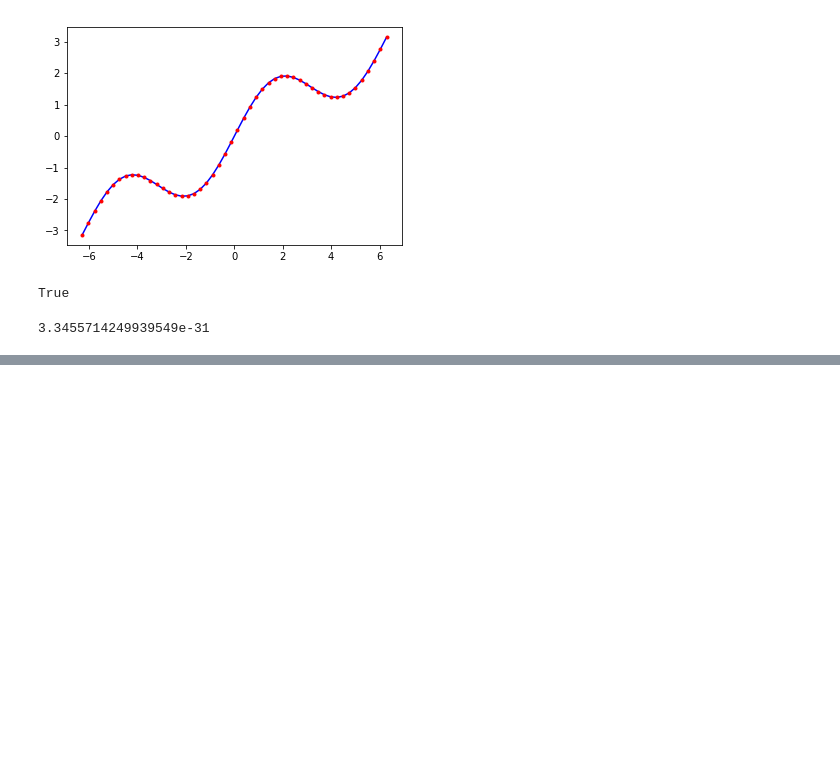
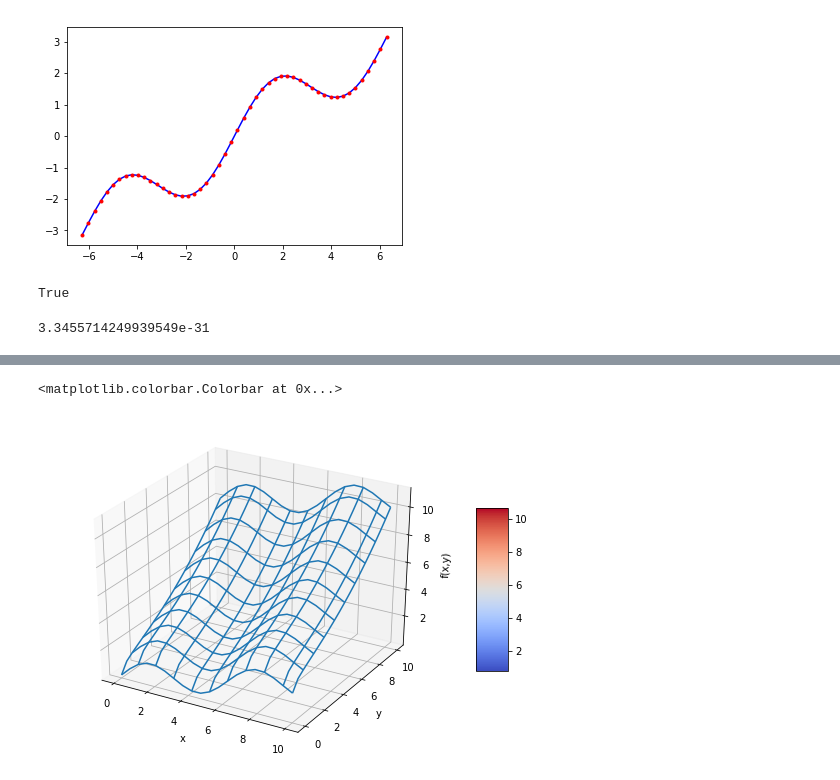
Before and after one commit to tomjonesbackup/python-for-finance, a Jupyter notebook: math-tools-regression.ipynb, the cells around one changed output, grey strips where cells are left out. Cells and saved outputs as stored; diff of their text form; code cells hidden in the pictures; blank space fills up the shorter version.

```diff
--- a/math-tools-regression.ipynb
+++ b/math-tools-regression.ipynb
@@ -78,0 +103,39 @@ plt.plot(xn, yn, 'b.')
+# %%
+matrix = np.zeros((len(x), 6 + 1))
+
+matrix[:,6] = np.sqrt(y)
+matrix[:,5] = np.sin(x)
+matrix[:,4] = y**2
+matrix[:,3] = x**2
+matrix[:,2] = y
+matrix[:,1] = x
+matrix[:,0] = 1
+
+import statsmodels.api as sm
+model = sm.OLS(fm((x, y)), matrix).fit()
+model.rsquared
+a = model.params
+# %%
+def reg_func(a, (x, y)):
+    f6 = a[6] * np.sqrt(y)
+    f5 = a[5] * np.sin(x)
+    f4 = a[4] * y ** 2
+    f3 = a[3] * x ** 2
+    f2 = a[2] * y
+    f1 = a[1] * x
+    f0 = a[0] * 1
+    return (f6 + f5 + f4 + f3 + f2 + f1 + f0)
+# %%
+RZ = reg_func(a, (X, Y))
+
+fig = plt.figure(figsize=(9, 6))
+ax = fig.gca(projection='3d')
+#surf = ax.plot_surface(X, Y, Z, rstride=2, cstride=2, cmap=mpl.cm.coolwarm, linewidth=0.5, antialiased=True)
+surf2 = ax.plot_wireframe(X, Y, RZ, rstride=2, cstride=2)
+ax.set_xlabel('x')
+ax.set_ylabel('y')
+ax.set_zlabel('f(x,y)')
+fig.colorbar(surf, shrink=0.5, aspect=5)
+# %% [output]
+<matplotlib.colorbar.Colorbar at 0x...>
+[figure, added]
```
Also changed, not shown: parts of 7 cells of this notebook.
